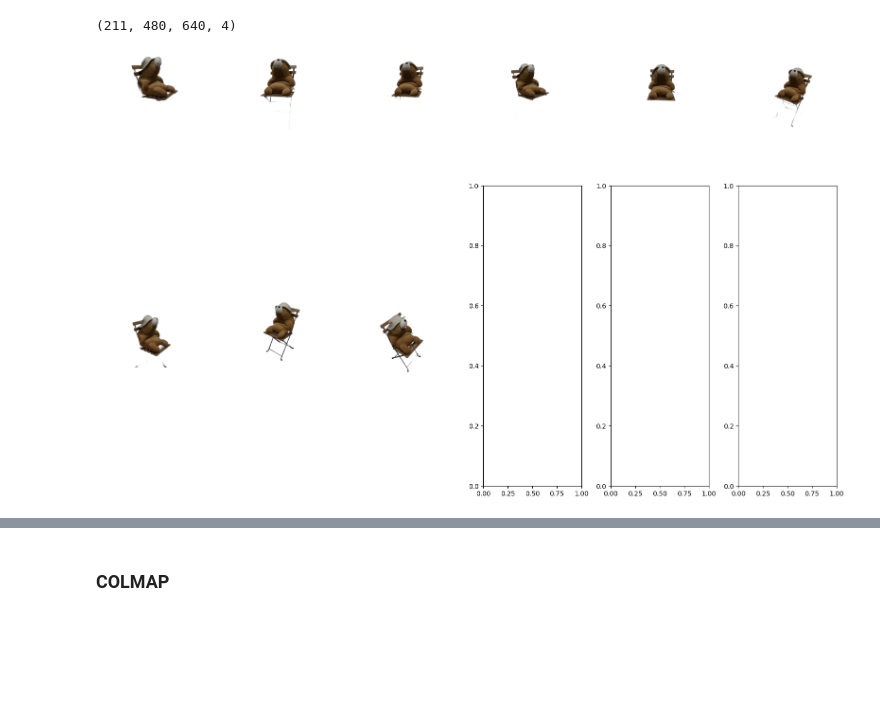
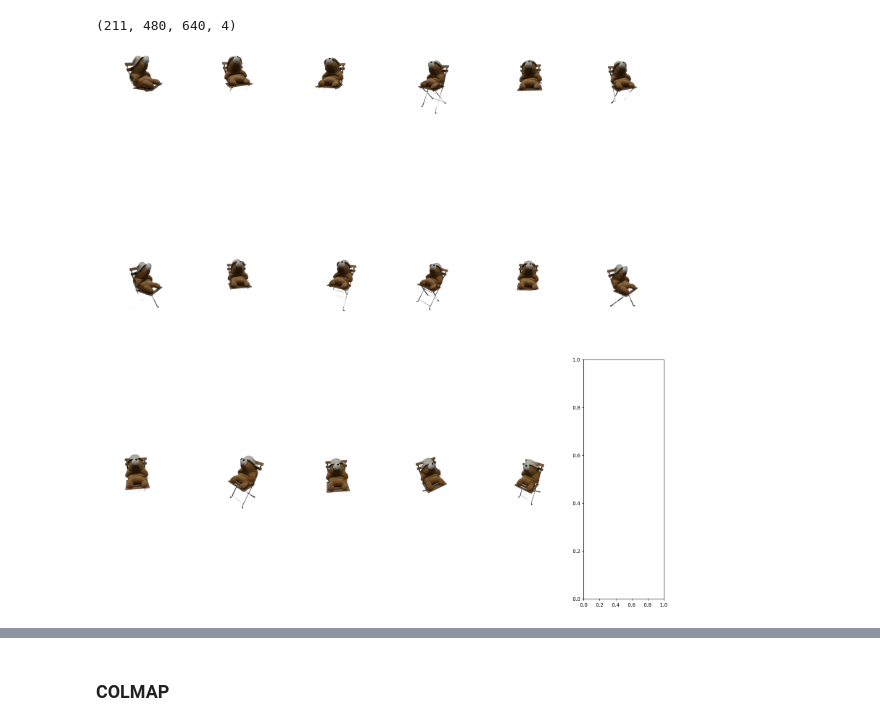
Before and after one commit to JasonTang99/point-nerf-coarse-depth, a Jupyter notebook: pose.ipynb, the cells around one changed output, grey strips where cells are left out. Saved outputs shown, nothing was run; the diff lists cells and outputs as text; code cells hidden in the pictures; blank space fills up the shorter version.

```diff
--- a/pose.ipynb
+++ b/pose.ipynb
@@ -129,9 +133,9 @@ color_imgs_nobg.shape
 # %% [output]
 (211, 480, 640, 4)
 # %%
-show_imgs(color_imgs_nobg[::24], width=6)
+show_imgs(color_imgs_nobg[::13], width=6)
 # %% [output]
-[figure, old version]
+[figure, new version]
 # %%
 # Save images for colmap
 colmap = True
```
Also changed, not shown: parts of 88 cells of this notebook, 15 other files.
